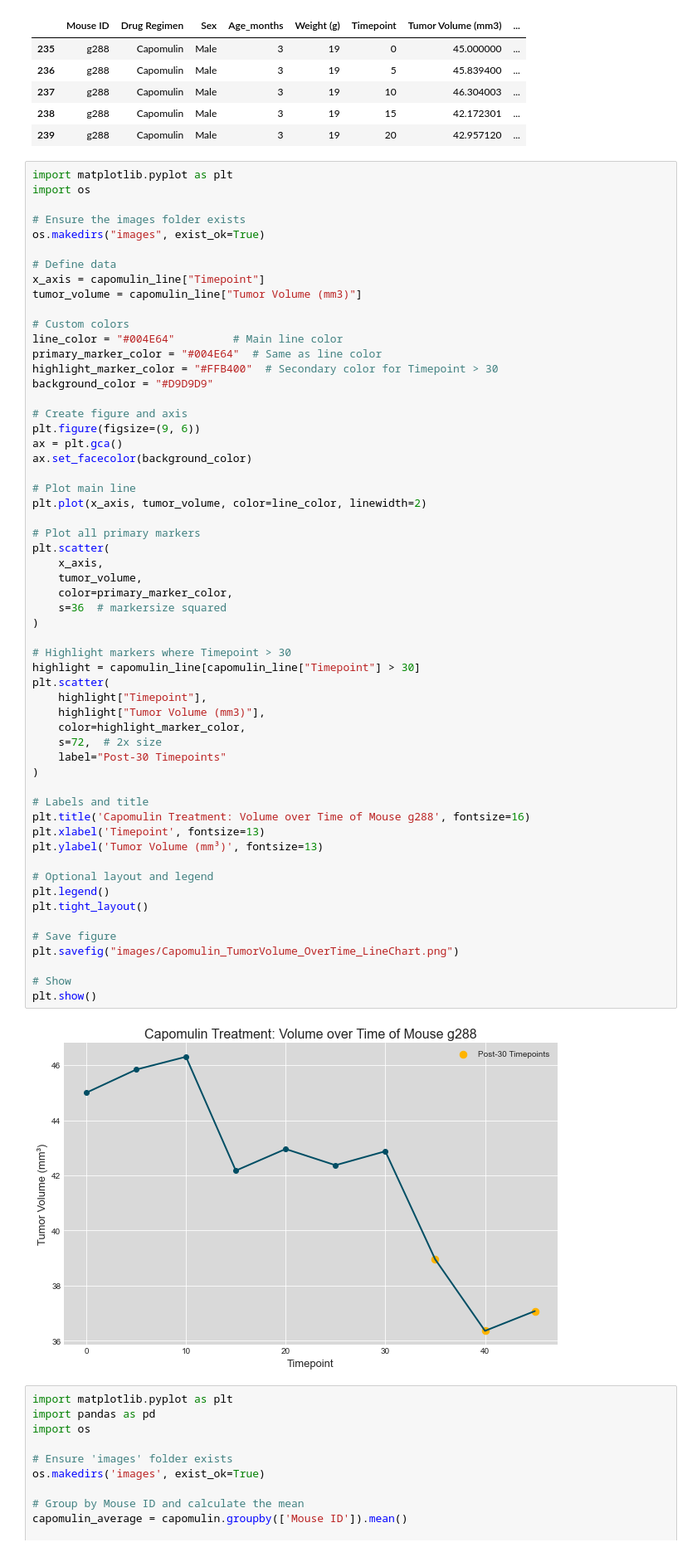
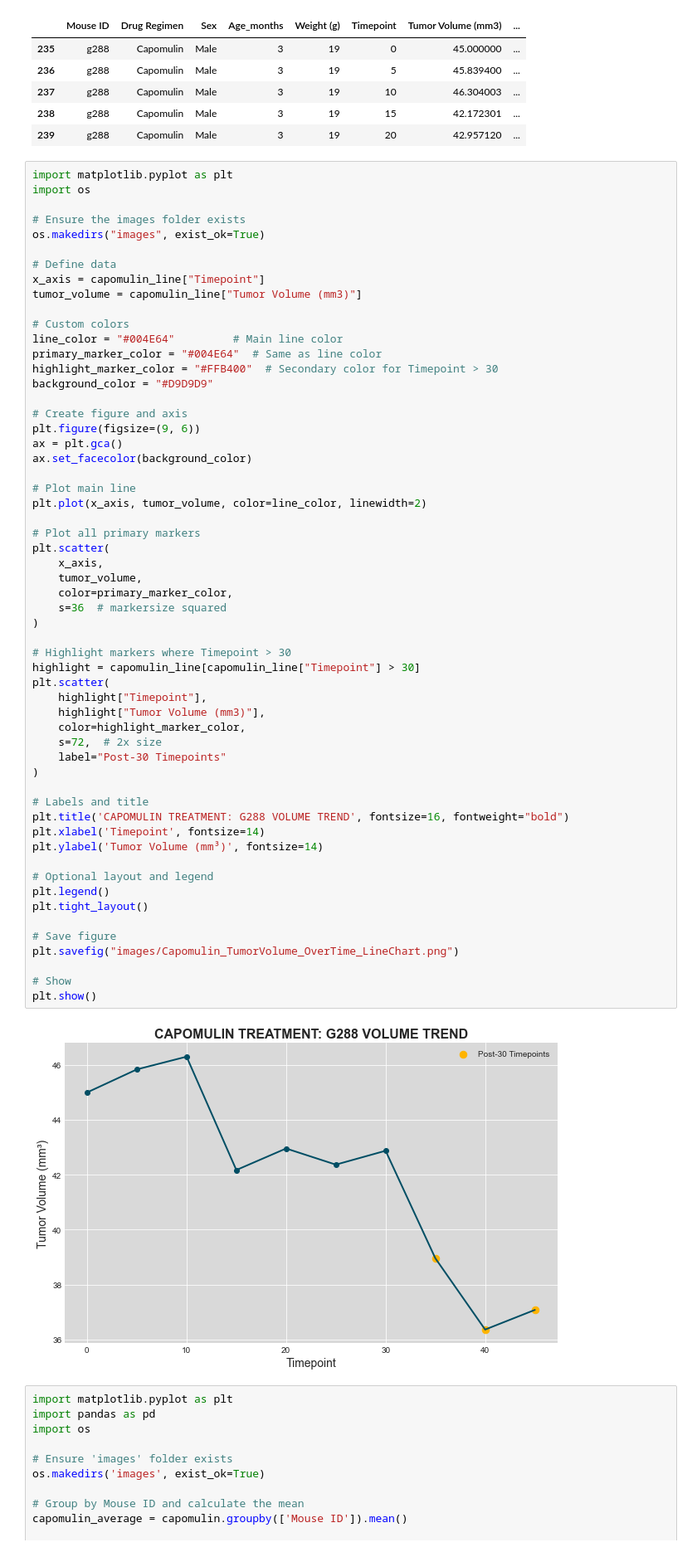
Before and after one commit to mathewqpmiller/Matplotlib-Pymaceuticals_Analysis, a Jupyter notebook: Matplotlib_Pharmaceuticals_Analysis_Final.ipynb, the cells around one changed output. Shown at 83% size. Saved outputs shown, nothing was run; the diff lists cells and outputs as text.

```diff
--- a/Matplotlib_Pharmaceuticals_Analysis_Final.ipynb
+++ b/Matplotlib_Pharmaceuticals_Analysis_Final.ipynb
@@ -821,37 +826,37 @@ plt.plot(x_axis, tumor_volume, color=line_color, linewidth=2)
 # Plot all primary markers
 plt.scatter(
     x_axis,
     tumor_volume,
     color=primary_marker_color,
     s=36  # markersize squared
 )
 
 # Highlight markers where Timepoint > 30
 highlight = capomulin_line[capomulin_line["Timepoint"] > 30]
 plt.scatter(
     highlight["Timepoint"],
     highlight["Tumor Volume (mm3)"],
     color=highlight_marker_color,
     s=72,  # 2x size
     label="Post-30 Timepoints"
 )
 
 # Labels and title
-plt.title('Capomulin Treatment: Volume over Time of Mouse g288', fontsize=16)
-plt.xlabel('Timepoint', fontsize=13)
-plt.ylabel('Tumor Volume (mm³)', fontsize=13)
+plt.title('CAPOMULIN TREATMENT: G288 VOLUME TREND', fontsize=16, fontweight="bold")
+plt.xlabel('Timepoint', fontsize=14)
+plt.ylabel('Tumor Volume (mm³)', fontsize=14)
 
 # Optional layout and legend
 plt.legend()
 plt.tight_layout()
 
 # Save figure
 plt.savefig("images/Capomulin_TumorVolume_OverTime_LineChart.png")
 
 # Show
 plt.show()
 # %% [output]
-[figure, old version]
+[figure, new version]
 # %%
 import matplotlib.pyplot as plt
 import pandas as pd
```
Also changed, not shown: parts of 1 cell of this notebook, 2 other files.
